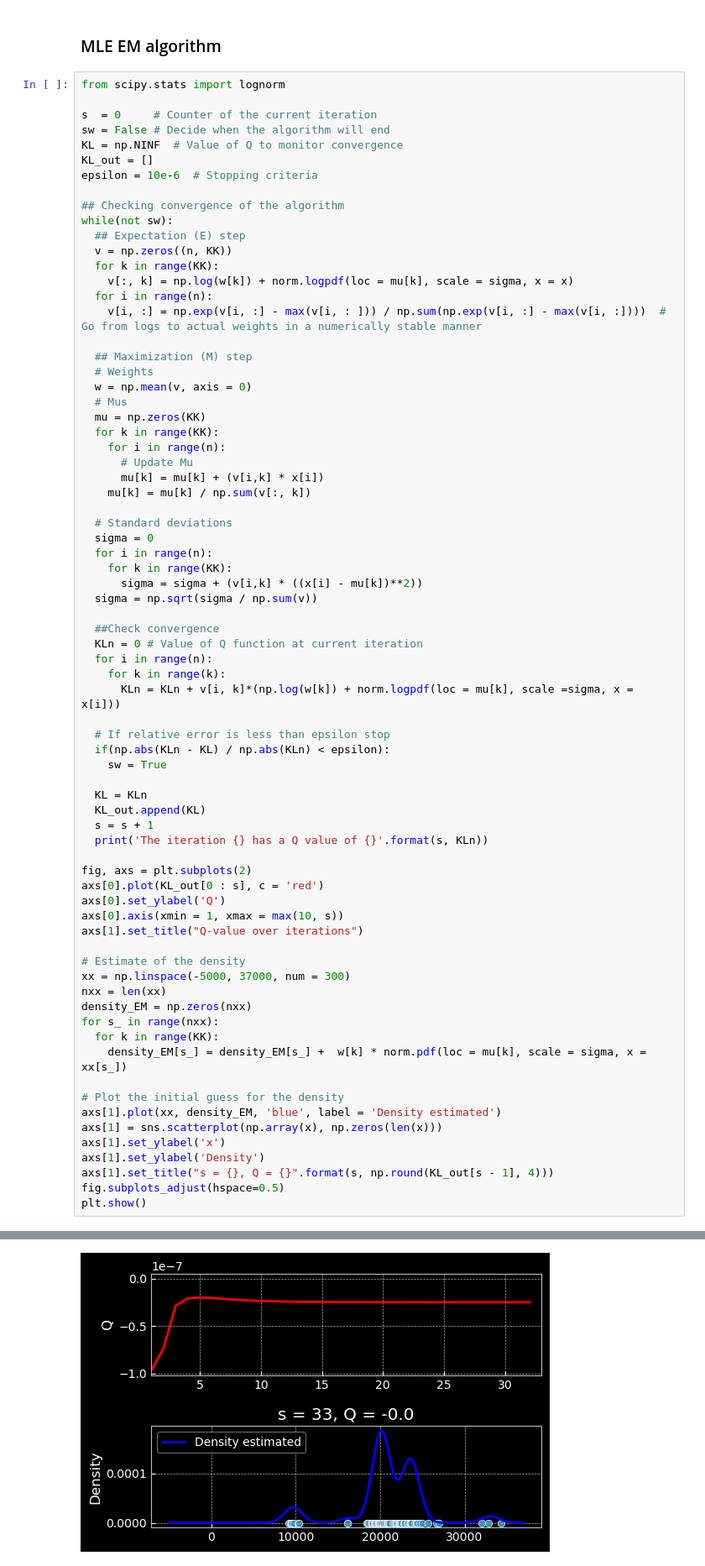
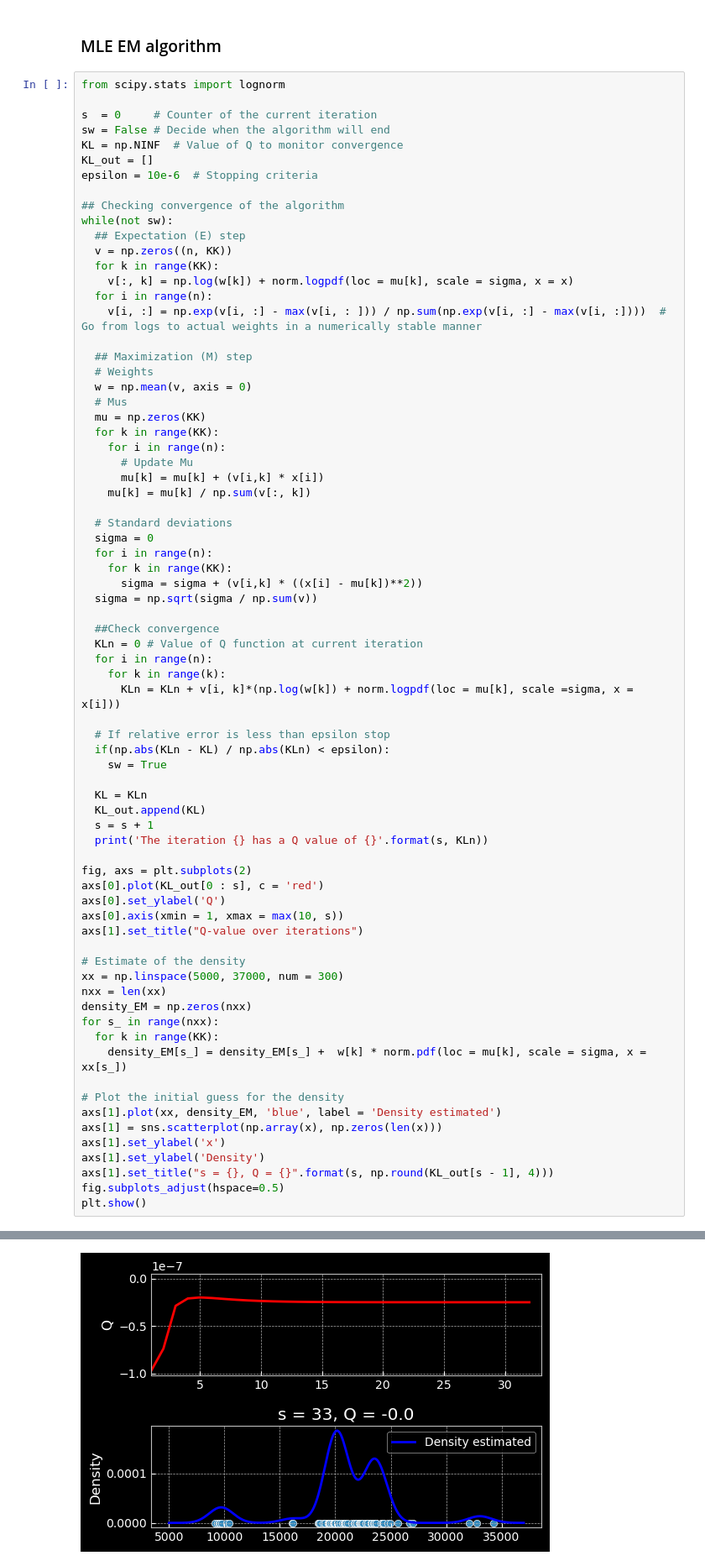
Before and after one commit to MikeS96/bayes_statististics, a Jupyter notebook: C3/L6_density_estimation.ipynb, the cells around one changed output, grey strips where cells are left out. Shown at 84% size. Cells and saved outputs as stored; diff of their text form.

Commit message:
Corrected plot range in final density estimate

```diff
--- a/C3/L6_density_estimation.ipynb
+++ b/C3/L6_density_estimation.ipynb
@@ -143,40 +143,40 @@ axs[0].axis(xmin = 1, xmax = max(10, s))
 axs[1].set_title("Q-value over iterations")
 
 # Estimate of the density
-xx = np.linspace(-5000, 37000, num = 300)
+xx = np.linspace(5000, 37000, num = 300)
 nxx = len(xx)
 density_EM = np.zeros(nxx)
 for s_ in range(nxx):
   for k in range(KK):
     density_EM[s_] = density_EM[s_] +  w[k] * norm.pdf(loc = mu[k], scale = sigma, x = xx[s_])
 
 # Plot the initial guess for the density
 axs[1].plot(xx, density_EM, 'blue', label = 'Density estimated')
 axs[1] = sns.scatterplot(np.array(x), np.zeros(len(x)))
 axs[1].set_ylabel('x')
 axs[1].set_ylabel('Density')
 axs[1].set_title("s = {}, Q = {}".format(s, np.round(KL_out[s - 1], 4)))
 fig.subplots_adjust(hspace=0.5)
 plt.show()
 # %% [output]
 The iteration 1 has a Q value of -2.273882724488057e-15
 The iteration 2 has a Q value of -9.695342114157089e-08
 The iteration 3 has a Q value of -7.373874301861718e-08
 The iteration 4 has a Q value of -2.8723033738928338e-08
 The iteration 5 has a Q value of -2.0978876550599337e-08
 The iteration 6 has a Q value of -1.9896787060702164e-08
 The iteration 7 has a Q value of -2.0520085583274648e-08
 The iteration 8 has a Q value of -2.1480242425242425e-08
 The iteration 9 has a Q value of -2.2364050638849752e-08
 The iteration 10 has a Q value of -2.3071142483565767e-08
 The iteration 11 has a Q value of -2.360434359700346e-08
 The iteration 12 has a Q value of -2.3994848055055625e-08
 ... (17 lines left out)
 The iteration 30 has a Q value of -2.4961694882347604e-08
 The iteration 31 has a Q value of -2.496218926041248e-08
 The iteration 32 has a Q value of -2.4962532890600394e-08
 The iteration 33 has a Q value of -2.4962771341811166e-08
-[figure, old version]
+[figure, new version]
 # %% [markdown]
 ### Bayesian EM algorithm
 
```
Also changed, not shown: parts of 3 cells of this notebook.
